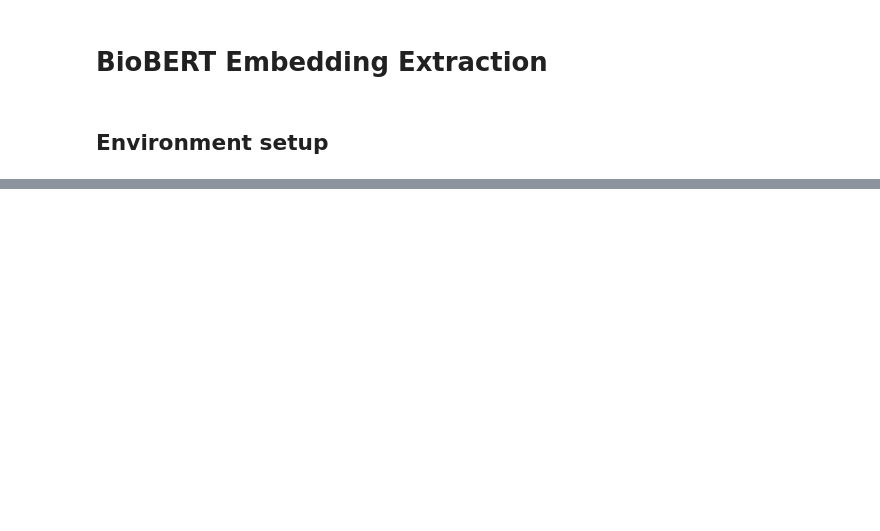
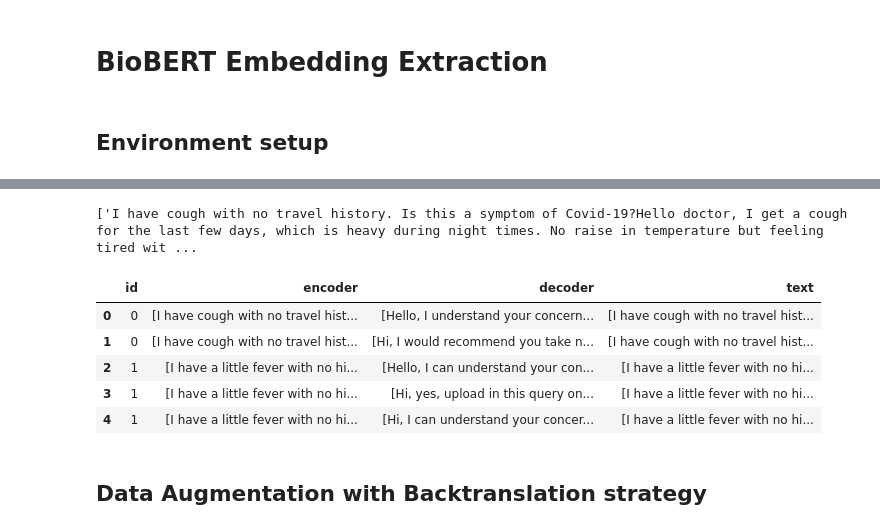
Before and after one commit to smeyerhot/CS685, a Jupyter notebook: biobert_embedding.ipynb, the cells around one changed output, grey strips where cells are left out. Cells and saved outputs as stored; diff of their text form; code cells hidden in the pictures; blank space fills up the shorter version.

```diff
--- a/biobert_embedding.ipynb
+++ b/biobert_embedding.ipynb
@@ -113,0 +91,16 @@ fatal: unable to auto-detect email address (got 'root@5e8bfbc29d26.(none)')
+# %%
+qa_df = preprocessing(covid_df)
+text = qa_df.text.copy()
+# %% [output]
+['I have cough with no travel history. Is this a symptom of Covid-19?Hello doctor, I get a cough for the last few days, which is heavy during night times. No raise in temperature but feeling tired wit ...
+# %%
+qa_df.head()
+# %% [output]
+|  | id | encoder | decoder | text |
+| 0 | 0 | [I have cough with no travel hist... | [Hello, I understand your concern... | [I have cough with no travel hist... |
+| 1 | 0 | [I have cough with no travel hist... | [Hi, I would recommend you take n... | [I have cough with no travel hist... |
+| 2 | 1 | [I have a little fever with no hi... | [Hello, I can understand your con... | [I have a little fever with no hi... |
+| 3 | 1 | [I have a little fever with no hi... | [Hi, yes, upload in this query on... | [I have a little fever with no hi... |
+| 4 | 1 | [I have a little fever with no hi... | [Hi, I can understand your concer... | [I have a little fever with no hi... |
+# %% [markdown]
+## Data Augmentation with Backtranslation strategy
```
Also changed, not shown: parts of 22 cells of this notebook, 2 other files.
